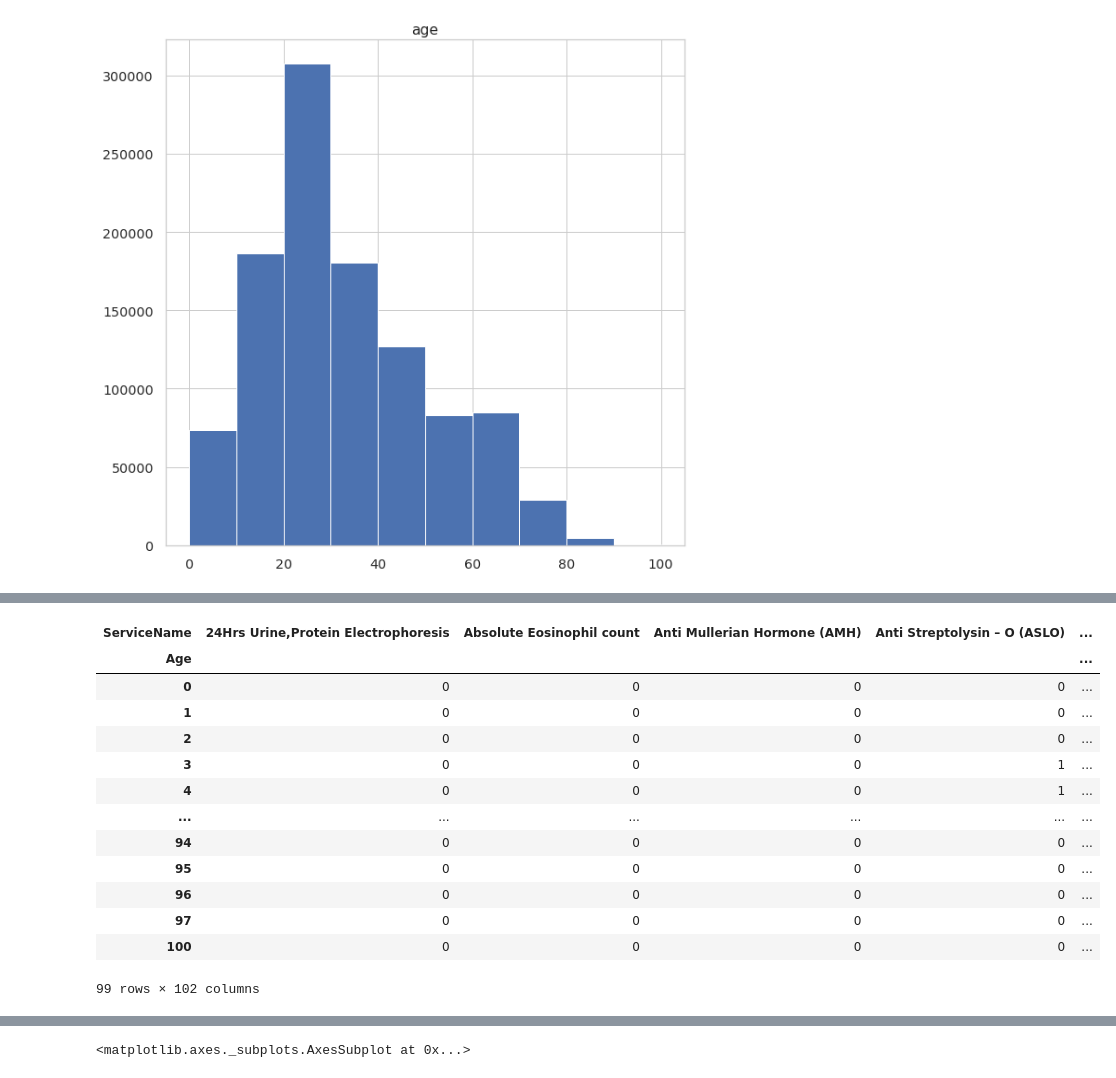
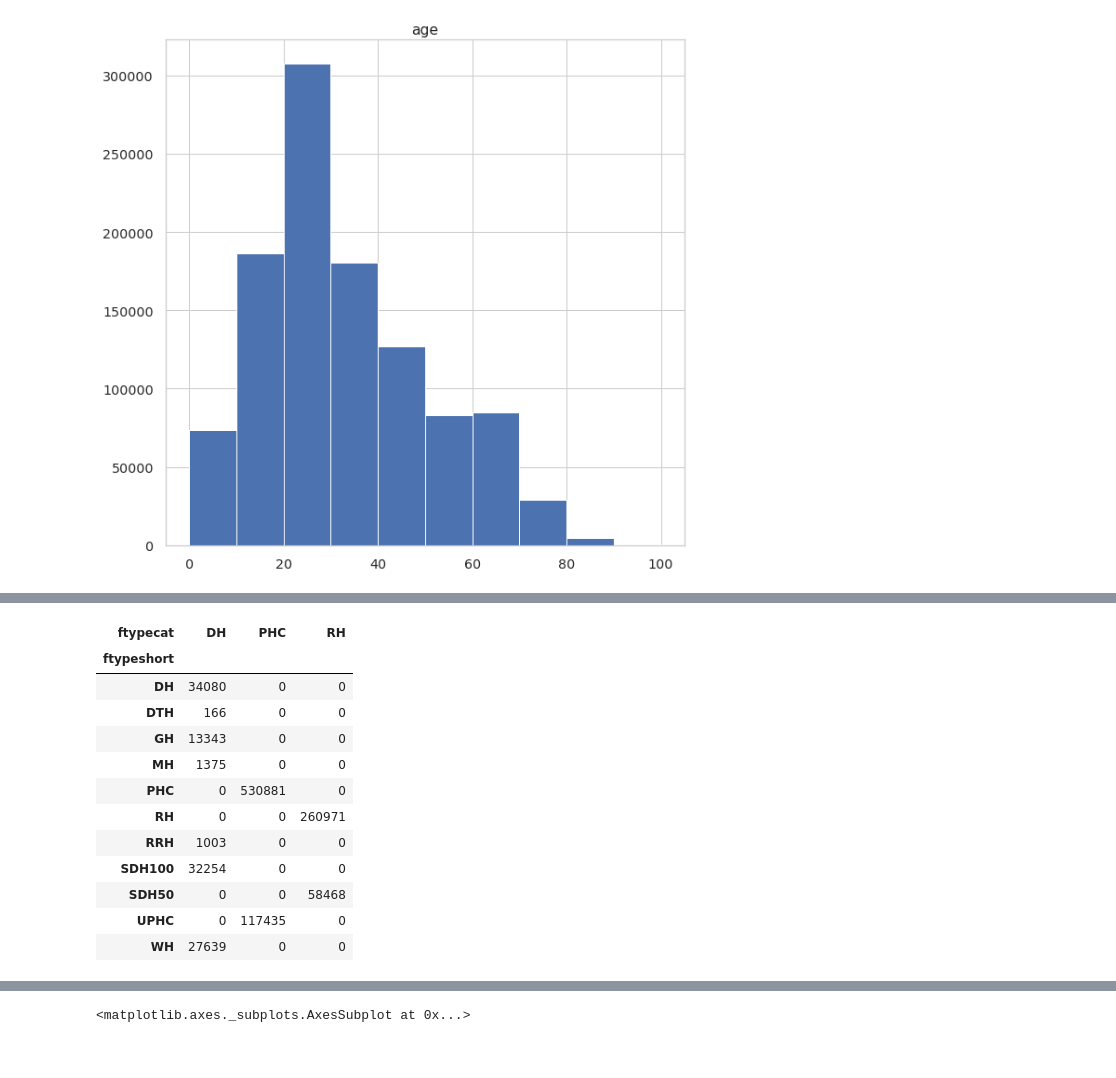
Before and after one commit to jaymalak/HIMS, a Jupyter notebook: HIMS_pilot1to3oct2019.ipynb, the cells around one changed output, grey strips where cells are left out. Cells and saved outputs as stored; diff of their text form; code cells hidden in the pictures.

```diff
--- a/HIMS_pilot1to3oct2019.ipynb
+++ b/HIMS_pilot1to3oct2019.ipynb
@@ -585,18 +562,17 @@ pd.crosstab(all_data['Age'],all_data['GENDER'] )
 # %%
-pd.crosstab(all_data['Age'],all_data['ServiceName'] )
+pd.crosstab(all_data['ftypeshort'],all_data['ftypecat'] )
 # %% [output]
-| ServiceName | 24Hrs Urine,Protein Electrophoresis | Absolute Eosinophil count | Anti Mullerian Hormone (AMH) | Anti Streptolysin – O (ASLO) | ... |
-| Age |  |  |  |  | ... |
-| 0 | 0 | 0 | 0 | 0 | ... |
-| 1 | 0 | 0 | 0 | 0 | ... |
-| 2 | 0 | 0 | 0 | 0 | ... |
-| 3 | 0 | 0 | 0 | 1 | ... |
-| 4 | 0 | 0 | 0 | 1 | ... |
-| ... | ... | ... | ... | ... | ... |
-| 94 | 0 | 0 | 0 | 0 | ... |
-| 95 | 0 | 0 | 0 | 0 | ... |
-| 96 | 0 | 0 | 0 | 0 | ... |
-| 97 | 0 | 0 | 0 | 0 | ... |
-| 100 | 0 | 0 | 0 | 0 | ... |
+| ftypecat | DH | PHC | RH |
+| ftypeshort |  |  |  |
+| DH | 34080 | 0 | 0 |
+| DTH | 166 | 0 | 0 |
+| GH | 13343 | 0 | 0 |
+| MH | 1375 | 0 | 0 |
+| PHC | 0 | 530881 | 0 |
+| RH | 0 | 0 | 260971 |
+| RRH | 1003 | 0 | 0 |
+| SDH100 | 32254 | 0 | 0 |
+| SDH50 | 0 | 0 | 58468 |
+| UPHC | 0 | 117435 | 0 |
+| WH | 27639 | 0 | 0 |
-99 rows × 102 columns
 # %%
```
Also changed, not shown: parts of 8 cells of this notebook.
